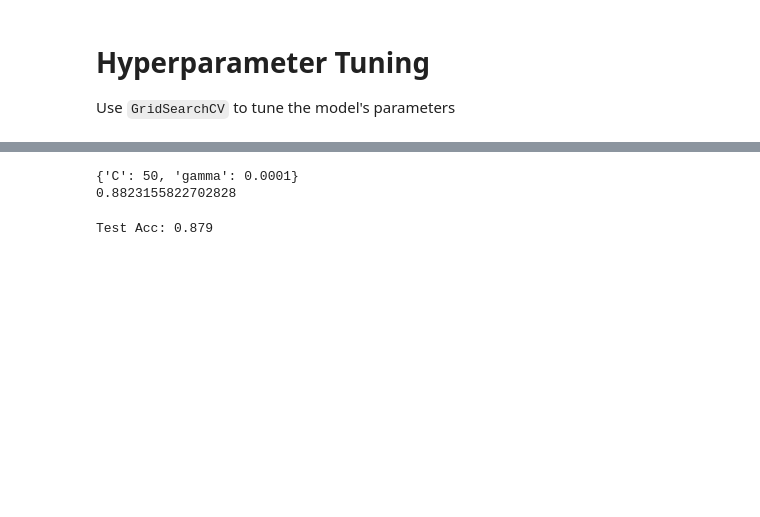
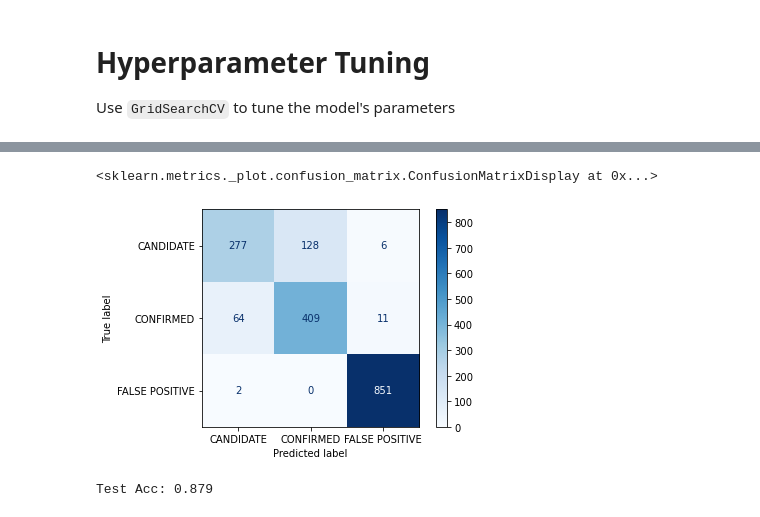
Before and after one commit to aadeba5/machine-learning-challenge, a Jupyter notebook: 21-Machine-Learning/Instructions/starter_code/model1.ipynb, the cells around one changed output, grey strips where cells are left out. Drawn from its saved outputs; the diff is of its cells as text; code cells hidden in the pictures; blank space fills up the shorter version.

```diff
--- a/21-Machine-Learning/Instructions/starter_code/model1.ipynb
+++ b/21-Machine-Learning/Instructions/starter_code/model1.ipynb
@@ -153,9 +153,3 @@ GridSearchCV(estimator=SVC(kernel='linear'),
              param_grid={'C': [1, 5, 10, 50],
                          'gamma': [0.0001, 0.0005, 0.001, 0.005]},
              verbose=3)
-# %%
-print(grid.best_params_)
-print(grid.best_score_)
-# %% [output]
-{'C': 50, 'gamma': 0.0001}
-0.8823155822702828
@@ -161,0 +165,7 @@ print(grid.best_score_)
+# %%
+from sklearn.metrics import plot_confusion_matrix
+plot_confusion_matrix(grid, X_test_minmax, y_test, cmap="Blues")
+# plt.show()
+# %% [output]
+<sklearn.metrics._plot.confusion_matrix.ConfusionMatrixDisplay at 0x...>
+[figure, added]
```
Also changed, not shown: parts of 4 cells of this notebook, 1 other file.
